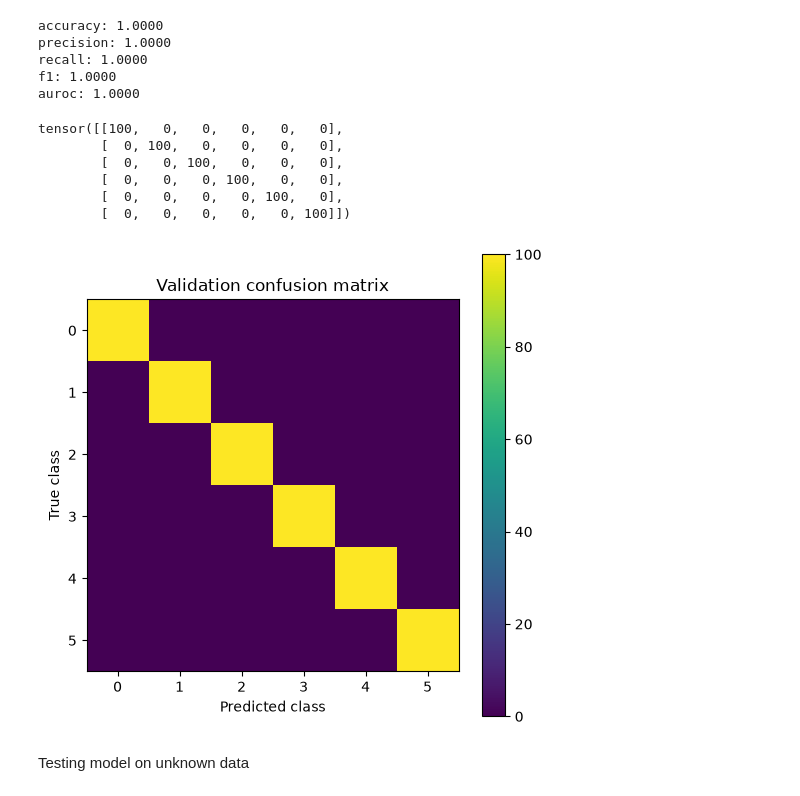
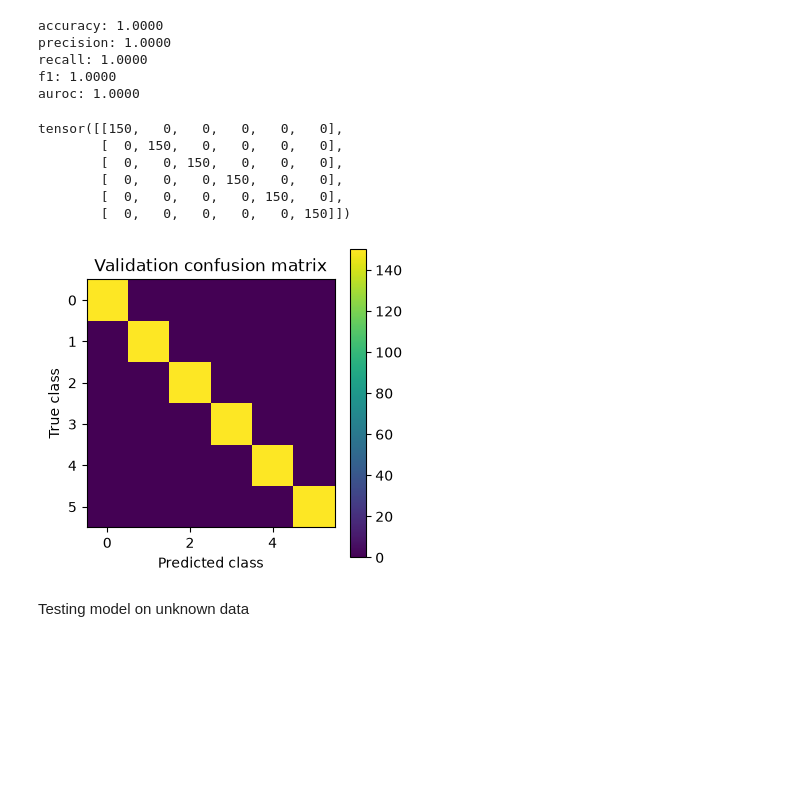
Before and after one commit to mmarze/lg-mode-classifier, a Jupyter notebook: notebooks/experiments.ipynb, the cells around one changed output. Cells and saved outputs as stored; diff of their text form; code cells hidden in the pictures; blank space fills up the shorter version.

```diff
--- a/notebooks/experiments.ipynb
+++ b/notebooks/experiments.ipynb
@@ -72,14 +72,14 @@ for elem in files:
 Train, test, and validation ratios
 # %%
 train_ratio = 0.75
-test_ratio = 0.15
+validation_ratio = 0.15
 # %% [markdown]
 Generate datasets
 # %%
 indices_train, indices_test, indices_validate = [], [], []
 
 for file in files:
-    temp1, temp2, temp3 = get_indices((train_ratio, test_ratio),N=N_IMAGES)
+    temp1, temp2, temp3 = get_indices((train_ratio, validation_ratio),N=N_IMAGES)
     indices_train.append(temp1)
     indices_test.append(temp2)
     indices_validate.append(temp3)
@@ -260,28 +260,28 @@ val_confusion_matrix = confusion_matrix(
 
 print(val_confusion_matrix)
 # %% [output]
-tensor([[100,   0,   0,   0,   0,   0],
-        [  0, 100,   0,   0,   0,   0],
-        [  0,   0, 100,   0,   0,   0],
-        [  0,   0,   0, 100,   0,   0],
-        [  0,   0,   0,   0, 100,   0],
-        [  0,   0,   0,   0,   0, 100]])
+tensor([[150,   0,   0,   0,   0,   0],
+        [  0, 150,   0,   0,   0,   0],
+        [  0,   0, 150,   0,   0,   0],
+        [  0,   0,   0, 150,   0,   0],
+        [  0,   0,   0,   0, 150,   0],
+        [  0,   0,   0,   0,   0, 150]])
 # %%
-plt.figure(figsize=(6, 6))
+plt.figure(figsize=(4, 4))
 
 plt.imshow(
     val_confusion_matrix.numpy()
 )
 
 plt.xlabel("Predicted class")
 plt.ylabel("True class")
 plt.title("Validation confusion matrix")
 
 plt.colorbar()
 
 plt.show()
 # %% [output]
-[figure, old version]
+[figure, new version]
 # %% [markdown]
 Testing model on unknown data
 # %%
```
Also changed, not shown: parts of 23 cells of this notebook.
